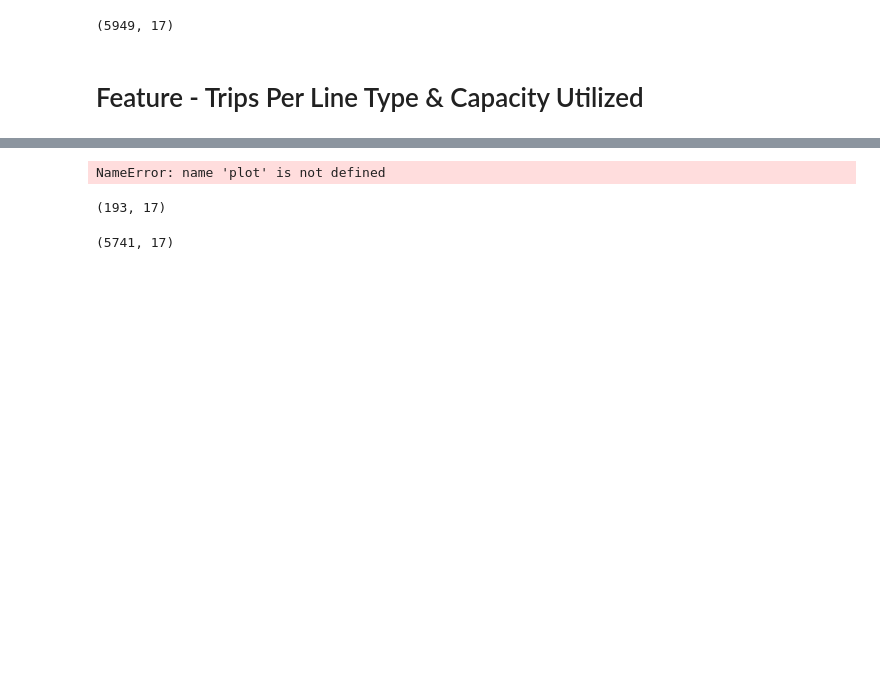
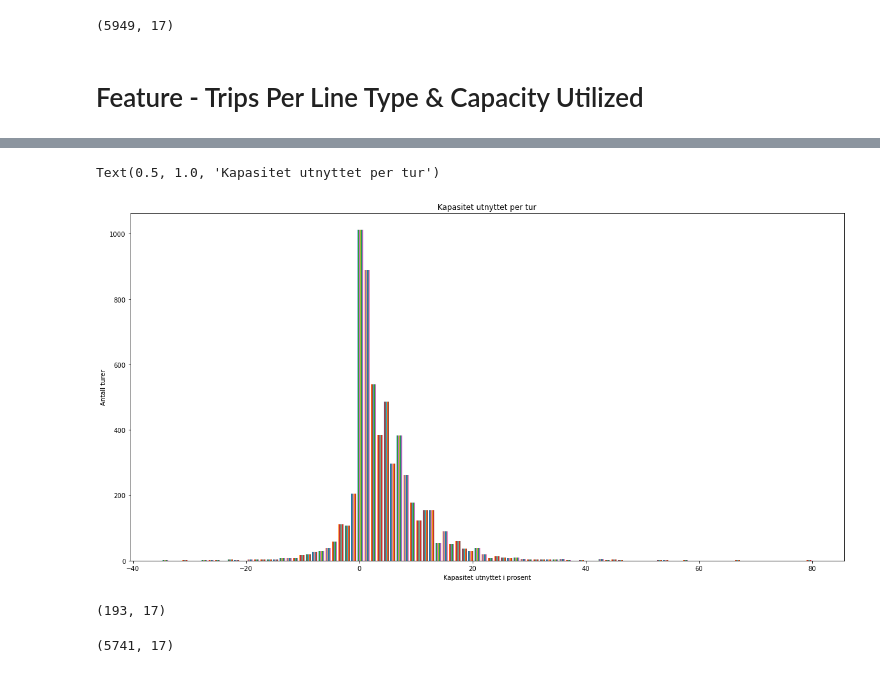
Before and after one commit to W0RMUS/Group_9, a Jupyter notebook: Group9_assignment1.ipynb, the cells around one changed output, grey strips where cells are left out. Saved outputs shown, nothing was run; the diff lists cells and outputs as text; code cells hidden in the pictures; blank space fills up the shorter version.

```diff
--- a/Group9_assignment1.ipynb
+++ b/Group9_assignment1.ipynb
@@ -90,13 +90,14 @@ for x in dataframe:
     kapasitetUtnyttet.append((dataframe.Passasjerer_Ombord / dataframe.Kjøretøy_Kapasitet) * 100)
 # %%
 #Tegner Plot som viser hvor mye av kapasiteten som har blitt utnyttet på turene
-fig, ax = plot.subplots(figsize = (20, 10))
-plot.hist(kapasitetUtnyttet, bins = 100)
-plot.ylabel("Antall turer")
-plot.xlabel("Kapasitet utnyttet i prosent")
-plot.title("Kapasitet utnyttet per tur")
+fig, ax = plt.subplots(figsize = (20, 10))
+plt.hist(kapasitetUtnyttet, bins = 100)
+plt.ylabel("Antall turer")
+plt.xlabel("Kapasitet utnyttet i prosent")
+plt.title("Kapasitet utnyttet per tur")
 # %% [output]
-NameError: name 'plot' is not defined
+Text(0.5, 1.0, 'Kapasitet utnyttet per tur')
+[figure, added]
 # %%
 #Antall turer per linjetype
 ekspressTurer = dataframe[dataframe.Linjetype == "Ekspress"]
```
Also changed, not shown: parts of 1 cell of this notebook.
